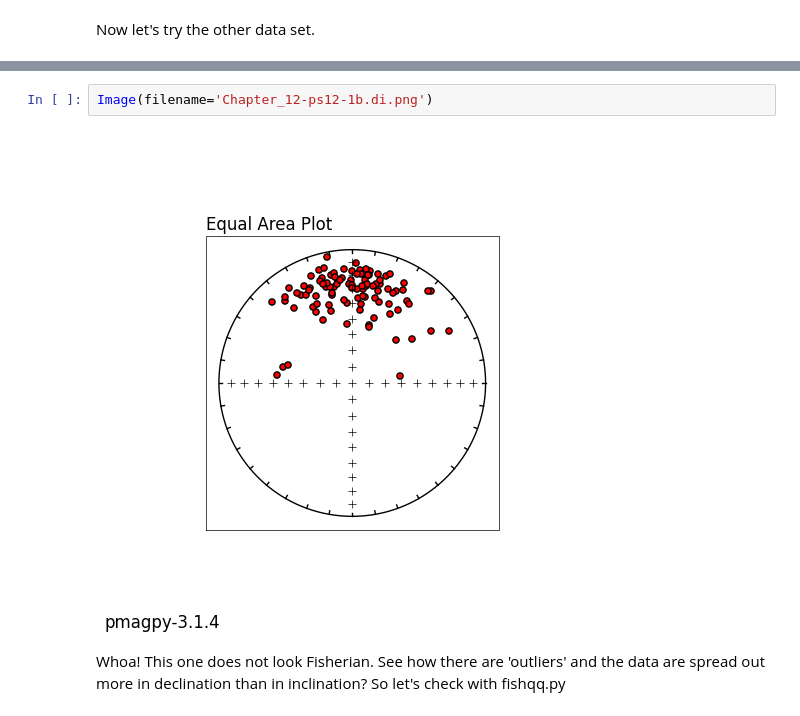
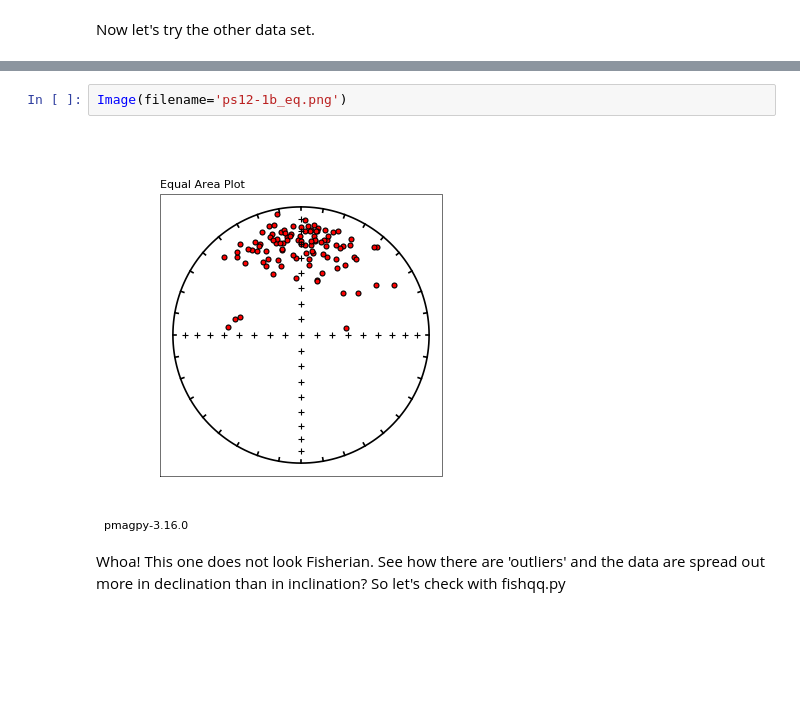
Before and after one commit to ltauxe/Essentials_Notebooks, a Jupyter notebook: Chapter_12/essentials_ch_12.ipynb, the cells around one changed output, grey strips where cells are left out. Drawn from its saved outputs; the diff is of its cells as text; blank space fills up the shorter version.

```diff
--- a/Chapter_12/essentials_ch_12.ipynb
+++ b/Chapter_12/essentials_ch_12.ipynb
@@ -68,7 +121,7 @@ Now let's try the other data set.
 # %%
-Image(filename='Chapter_12-ps12-1b.di.png')
+Image(filename='ps12-1b_eq.png')
 # %% [output]
-[figure, old version]
+[figure, new version]
 # %% [markdown]
 Whoa!  This one does not look Fisherian. See how there are 'outliers'  and the data are spread out more in declination than in inclination?   So let's check with fishqq.py
 # %%
```
Also changed, not shown: parts of 75 cells of this notebook.
